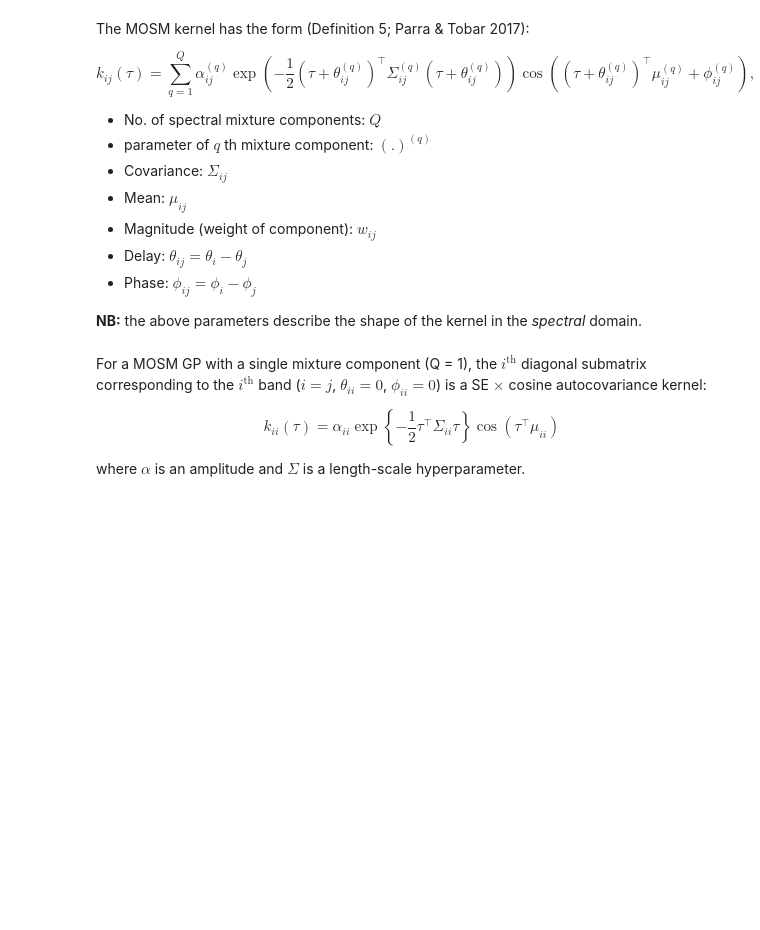
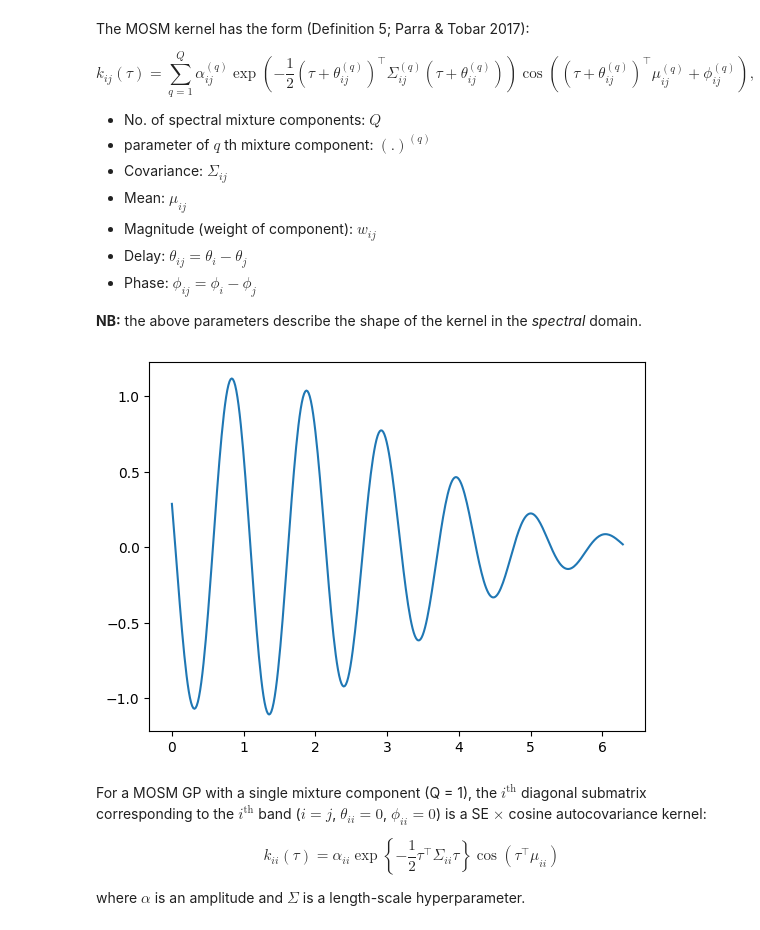
Before and after one commit to shihchingfu/mogptk-examples, a Jupyter notebook: two-band-sinusoid-example.ipynb, the cells around one changed output. Saved outputs shown, nothing was run; the diff lists cells and outputs as text; code cells hidden in the pictures; blank space fills up the shorter version.

```diff
--- a/two-band-sinusoid-example.ipynb
+++ b/two-band-sinusoid-example.ipynb
@@ -22,6 +23,18 @@ $$k_{ij}(\tau) = \sum_{q=1}^Q \alpha^{(q)}_{ij} \exp \left( -\frac{1}{2} (\tau +
 - Phase: $\phi_{ij} = \phi_i - \phi_j$
 
 **NB:** the above parameters describe the shape of the kernel in the *spectral* domain.
+# %%
+# Plot one-dimensional, single-component MOSM kernel in time domain
+def plot_k(taus, w_mag, sigma_cov, theta_delay, mu_freq, phi_phase):
+    alpha = w_mag * (2*np.pi)**0.5 * np.abs(sigma_cov)**0.5
+    k = alpha*np.exp(-0.5*(taus+theta_delay)**2*sigma_cov) * np.cos( (taus+theta_delay)*mu_freq + phi_phase)
+
+    plt.plot(taus, k)
+
+taus = np.linspace(0, 2*np.pi, 400)
+plot_k(taus, w_mag=1, sigma_cov=1/5, theta_delay=-1, mu_freq=6, phi_phase=1)
+# %% [output]
+[figure, added]
 # %% [markdown]
 For a MOSM GP with a single mixture component (Q = 1), the $i^\mathrm{th}$ diagonal submatrix corresponding to the $i^\mathrm{th}$ band ($i = j$, $\theta_{ii} = 0$, $\phi_{ii} = 0$) is a SE $\times$ cosine autocovariance kernel:
 
```
Also changed, not shown: parts of 30 cells of this notebook.
